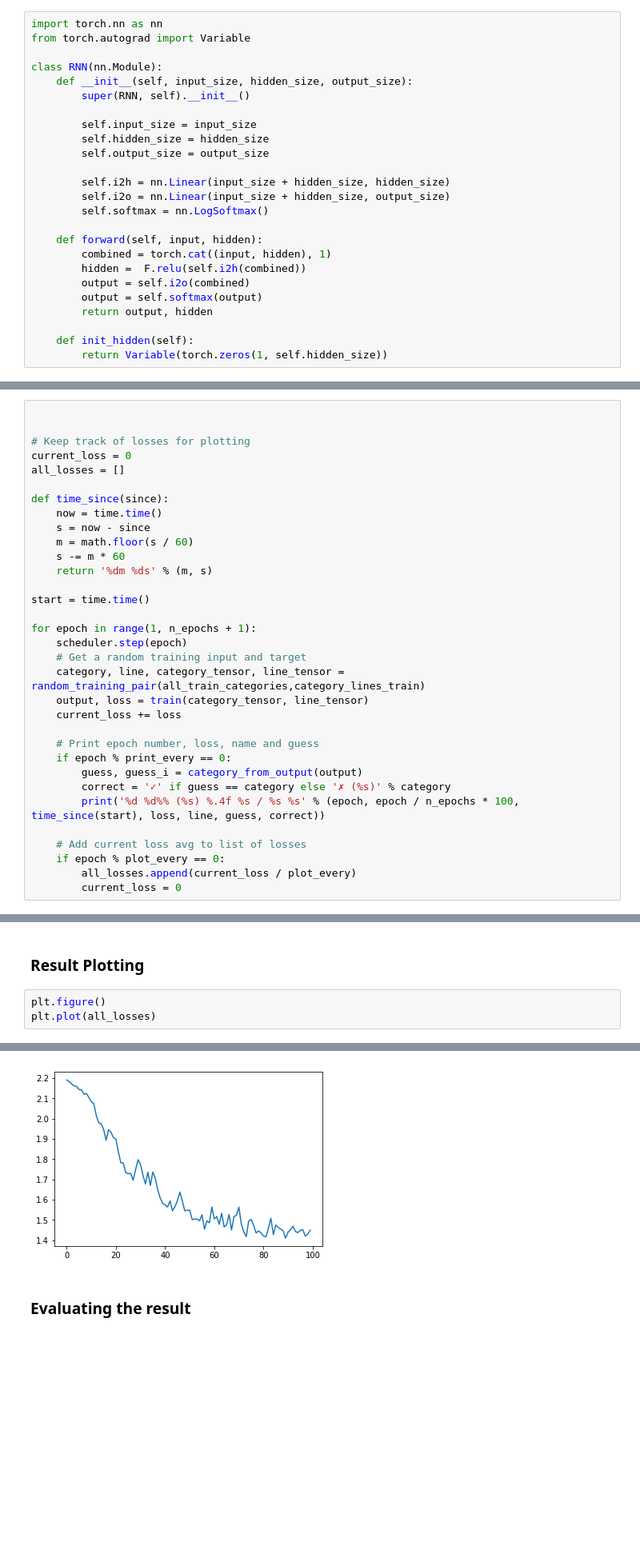
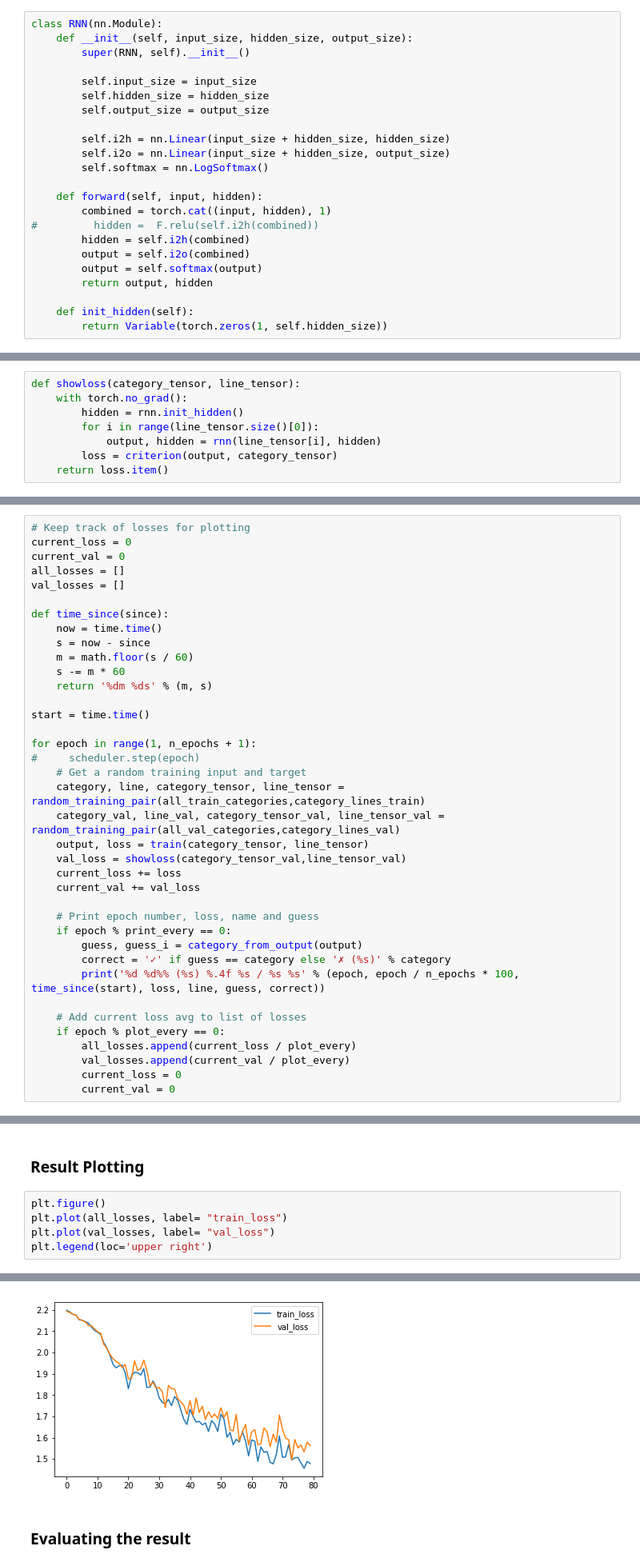
Before and after one commit to Daweihao/nlp_assign3, a Jupyter notebook: assign3.ipynb, the cells around one changed output, grey strips where cells are left out. Shown at 80% size. Saved outputs shown, nothing was run; the diff lists cells and outputs as text; blank space fills up the shorter version.

```diff
--- a/assign3.ipynb
+++ b/assign3.ipynb
@@ -111,9 +113,6 @@ def line_to_tensor(line):
 # %% [markdown]
 ### Creating the Network
 # %%
-import torch.nn as nn
-from torch.autograd import Variable
-
 class RNN(nn.Module):
     def __init__(self, input_size, hidden_size, output_size):
         super(RNN, self).__init__()
@@ -128,7 +127,8 @@ class RNN(nn.Module):
 
     def forward(self, input, hidden):
         combined = torch.cat((input, hidden), 1)
-        hidden =  F.relu(self.i2h(combined))
+#         hidden =  F.relu(self.i2h(combined))
+        hidden = self.i2h(combined)
         output = self.i2o(combined)
         output = self.softmax(output)
         return output, hidden
@@ -167,6 +167,14 @@ def train(category_tensor, line_tensor):
     optimizer.step()
 
     return output, loss.item()
+# %%
+def showloss(category_tensor, line_tensor):
+    with torch.no_grad():
+        hidden = rnn.init_hidden()
+        for i in range(line_tensor.size()[0]):
+            output, hidden = rnn(line_tensor[i], hidden)
+        loss = criterion(output, category_tensor)
+    return loss.item()
 # %%
 n_epochs = 100000
 print_every = 5000
@@ -180,11 +189,11 @@ len(category_lines_train)
 # %% [output]
 9
 # %%
-
-
 # Keep track of losses for plotting
 current_loss = 0
+current_val = 0
 all_losses = []
+val_losses = []
 
 def time_since(since):
     now = time.time()
@@ -196,11 +205,14 @@ def time_since(since):
 start = time.time()
 
 for epoch in range(1, n_epochs + 1):
-    scheduler.step(epoch)
+#     scheduler.step(epoch)
     # Get a random training input and target
     category, line, category_tensor, line_tensor = random_training_pair(all_train_categories,category_lines_train)
+    category_val, line_val, category_tensor_val, line_tensor_val = random_training_pair(all_val_categories,category_lines_val)
     output, loss = train(category_tensor, line_tensor)
+    val_loss = showloss(category_tensor_val,line_tensor_val)
     current_loss += loss
+    current_val += val_loss
 
     # Print epoch number, loss, name and guess
     if epoch % print_every == 0:
@@ -211,5 +223,7 @@ for epoch in range(1, n_epochs + 1):
     # Add current loss avg to list of losses
     if epoch % plot_every == 0:
         all_losses.append(current_loss / plot_every)
+        val_losses.append(current_val / plot_every)
         current_loss = 0
+        current_val = 0
 # %% [output]
@@ -237,5 +247,7 @@ for epoch in range(1, n_epochs + 1):
 ### Result Plotting
 # %%
 plt.figure()
-plt.plot(all_losses)
+plt.plot(all_losses, label= "train_loss")
+plt.plot(val_losses, label= "val_loss")
+plt.legend(loc='upper right')
 # %% [output]
@@ -243,4 +255,4 @@ plt.plot(all_losses)
-[figure, old version]
+[figure, new version]
 # %% [markdown]
 ### Evaluating the result
 # %%
```
Also changed, not shown: parts of 10 cells of this notebook.
